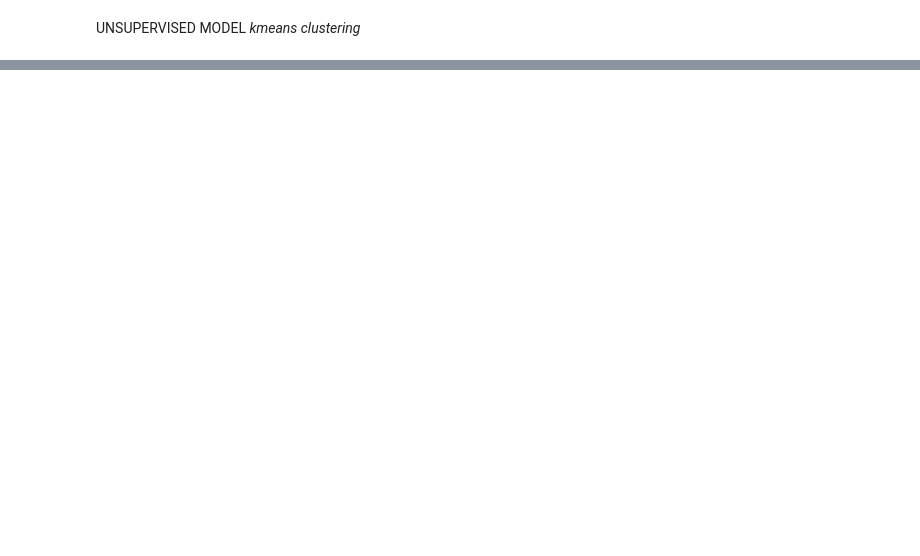
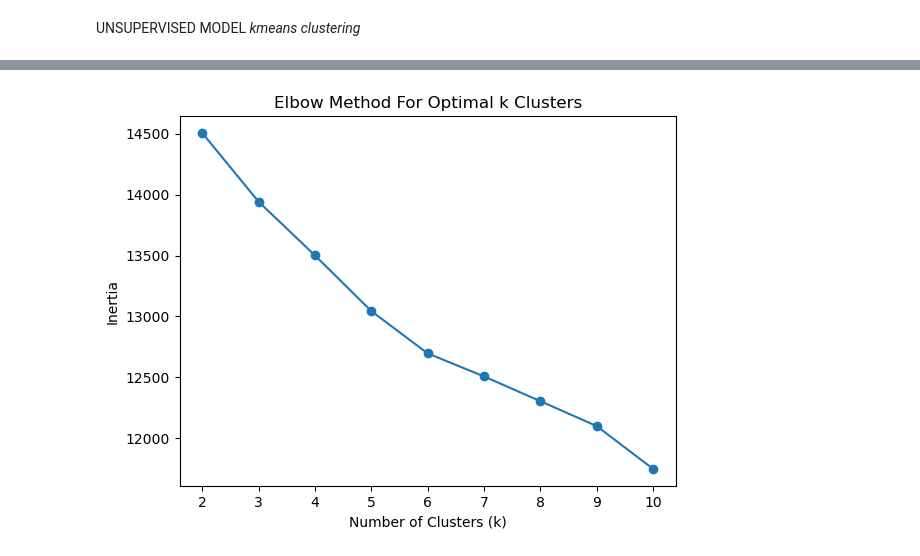
Before and after one commit to Ariana-Elahi/ML-Final-Project, a Jupyter notebook: ML.ipynb, the cells around one changed output, grey strips where cells are left out. Cells and saved outputs as stored; diff of their text form; code cells hidden in the pictures; blank space fills up the shorter version.

```diff
--- a/ML.ipynb
+++ b/ML.ipynb
@@ -247,0 +80,11 @@ UNSUPERVISED MODEL
+# %%
+#drop the target variable
+df_unsupervised = df.drop(columns=['G3'], errors = 'ignore')
+# %%
+binary_columns_one_hot = ['Mjob_health', 'Mjob_other', 'Mjob_services',
+       'Mjob_teacher', 'Fjob_health', 'Fjob_other', 'Fjob_services',
+       'Fjob_teacher', 'reason_home', 'reason_other', 'reason_reputation',
+       'guardian_mother', 'guardian_other']
+
+for col in binary_columns_one_hot:
+    df_unsupervised[col] = df_unsupervised[col].map({True: 1, False: 0})
@@ -247,0 +107,22 @@ UNSUPERVISED MODEL
+# %%
+#standard scaler standardizing
+scaler = StandardScaler()
+X_scaled = scaler.fit_transform(df_unsupervised)
+# %%
+#elbow method, choosing k- optimal # of clusters
+inertia = []
+for k in range (2,11):
+    kmeans = KMeans(n_clusters=k, random_state=42)
+    kmeans.fit(X_scaled)
+    inertia.append(kmeans.inertia_)
+
+plt.plot(range(2, 11), inertia, marker='o')
+plt.xlabel('Number of Clusters (k)')
+plt.ylabel('Inertia')
+plt.title('Elbow Method For Optimal k Clusters')
+plt.show()
+
+#elbow = where inertia drops and starts to levels off
+#drop off = 6
+# %% [output]
+[figure, added]
```
Also changed, not shown: parts of 14 cells of this notebook, 42 other files.
